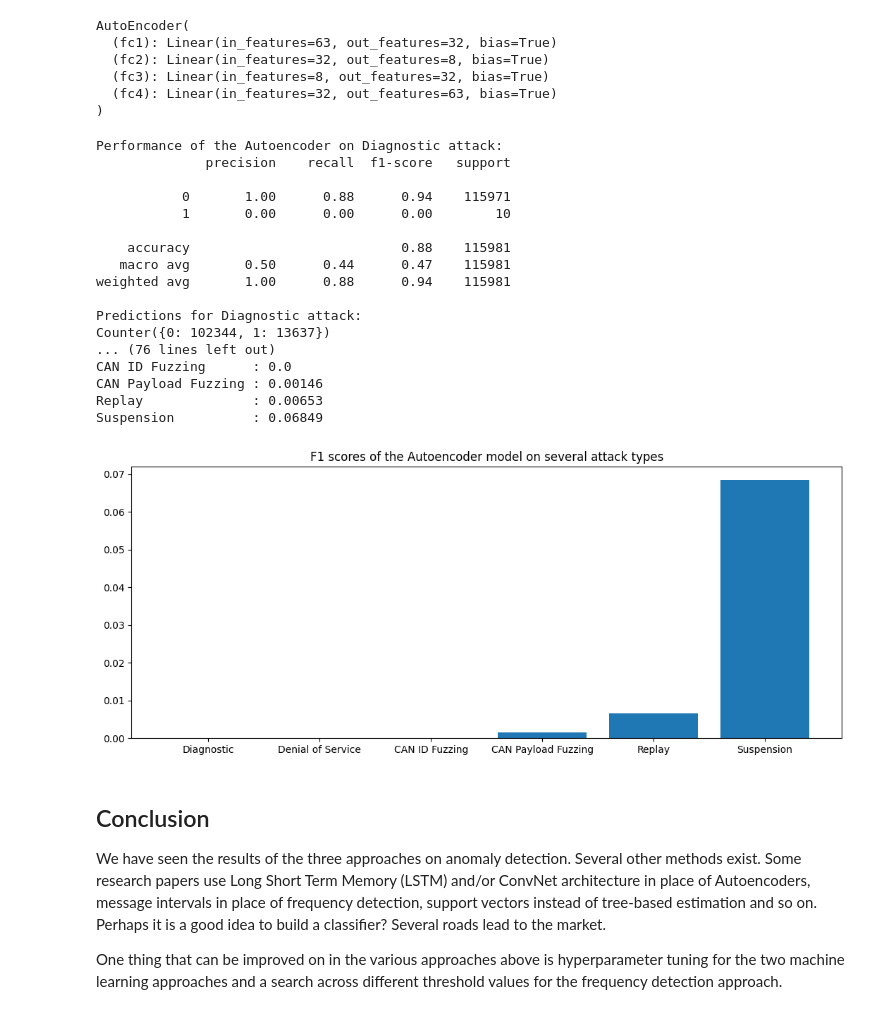
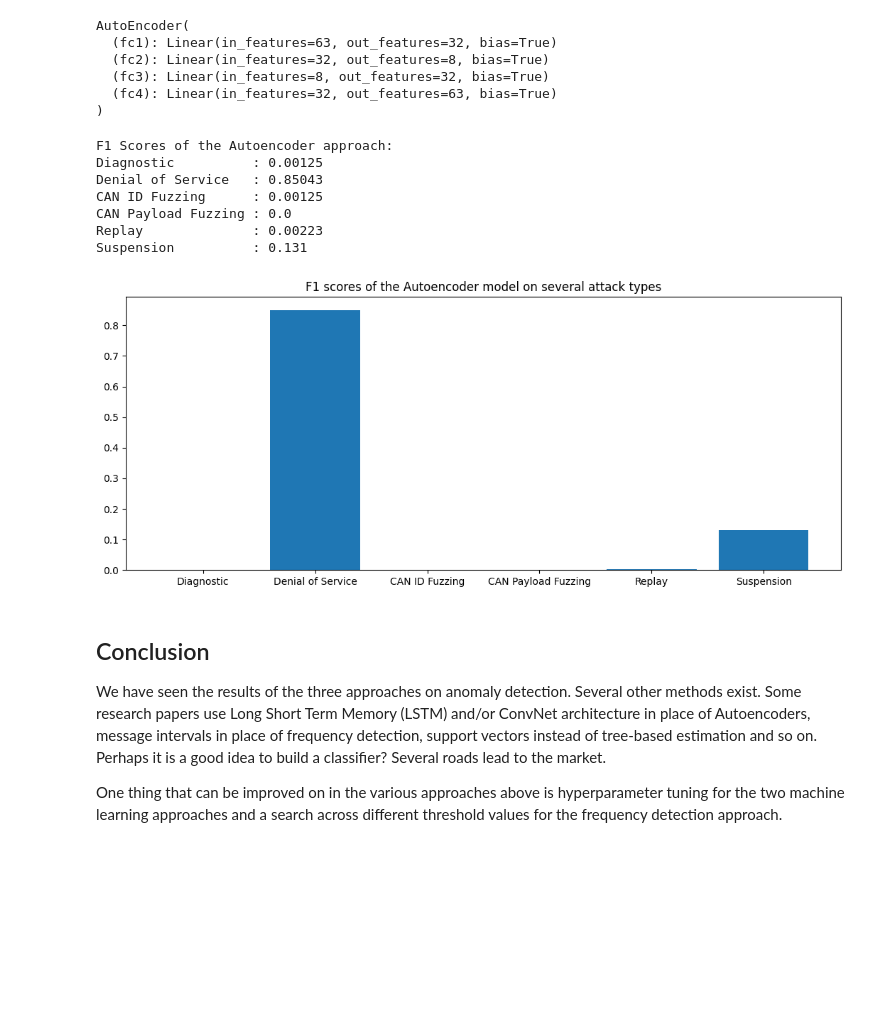
Before and after one commit to akin-oladejo/can-anomaly-detection, a Jupyter notebook: notebooks/Detecting Attacks on the Renault CAN data.ipynb, the cells around one changed output. Drawn from its saved outputs; the diff is of its cells as text; code cells hidden in the pictures; blank space fills up the shorter version.

```diff
--- a/notebooks/Detecting Attacks on the Renault CAN data.ipynb
+++ b/notebooks/Detecting Attacks on the Renault CAN data.ipynb
@@ -516,14 +533,14 @@ autoenc = AutoEncoder(size=input.shape[1]).to(device)
 # %% [markdown]
 Uncomment and run the next cell if you wish to train the autoencoder from scratch and save the weights:
 # %%
-# autoenc.train() # set to train mode
+autoenc.train() # set to train mode
 
-# autoenc.fit(input = utils3.train,
-#             batch_size = 32,
-#             epochs = 200,
-#             log_interval = 50,
-#             learning_rate = 3e-3
-#             ) # train the model
+autoenc.fit(input = utils3.train,
+            batch_size = 300,
+            epochs = 80,
+            log_interval = 50,
+            learning_rate = 3e-3
+            ) # train the model
 
-# T.save(autoenc.state_dict(), 'can-autoencoder.pt') # save the model
+T.save(autoenc.state_dict(), 'can-autoencoder.pt') # save the model
 # %% [output]
@@ -536,13 +551,13 @@ AutoEncoder(
 # %% [markdown]
 Otherwise, reload the state dict from prior training and use that for the model. Run the next cell:
 # %%
-# load weights
-autoenc.load_state_dict(T.load('can-autoencoder.pt', map_location=device))
+# # load weights
+# autoenc.load_state_dict(T.load('can-autoencoder.pt', map_location=device))
 
-# use 1 zscore of the input reconstruction errors array as the threshold
-autoenc.zscore_threshold(input)
+# # use 1 zscore of the input reconstruction errors array as the threshold
+# autoenc.zscore_threshold(input)
 
-autoenc.eval() # set to eval mode
+# autoenc.eval() # set to eval mode
 # %% [output]
 AutoEncoder(
   (fc1): Linear(in_features=63, out_features=32, bias=True)
@@ -553,26 +568,16 @@ AutoEncoder(
 # %%
 test_approach(model=autoenc,
               utils=utils3,
-              print_report=True)
+              print_report=False)
 # %% [output]
-Performance of the Autoencoder on Diagnostic attack:
-              precision    recall  f1-score   support
-
-           0       1.00      0.88      0.94    115971
-           1       0.00      0.00      0.00        10
-
-    accuracy                           0.88    115981
-   macro avg       0.50      0.44      0.47    115981
-weighted avg       1.00      0.88      0.94    115981
-
-Predictions for Diagnostic attack:
-Counter({0: 102344, 1: 13637})
-... (76 lines left out)
-CAN ID Fuzzing      : 0.0
-CAN Payload Fuzzing : 0.00146
-Replay              : 0.00653
-Suspension          : 0.06849
+F1 Scores of the Autoencoder approach:
+Diagnostic          : 0.00125
+Denial of Service   : 0.85043
+CAN ID Fuzzing      : 0.00125
+CAN Payload Fuzzing : 0.0
+Replay              : 0.00223
+Suspension          : 0.131
-[figure, old version]
+[figure, new version]
 # %% [markdown]
 ## Conclusion
 We have seen the results of the three approaches on anomaly detection. Several other methods exist. Some research papers use Long Short Term Memory (LSTM) and/or ConvNet architecture in place of Autoencoders, message intervals in place of frequency detection, support vectors instead of tree-based estimation and so on. Perhaps it is a good idea to build a classifier? Several roads lead to the market.
```
Also changed, not shown: parts of 6 cells of this notebook.
